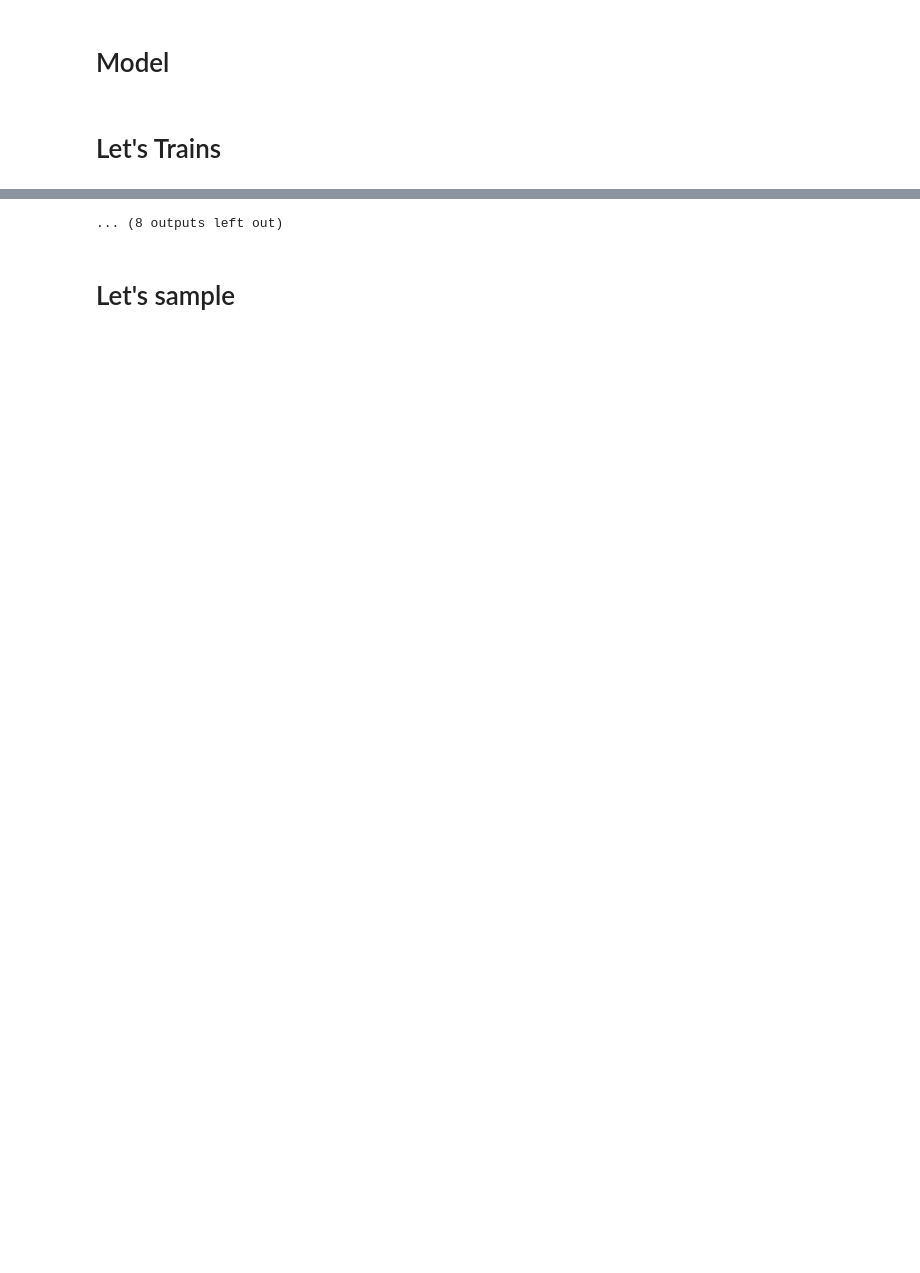
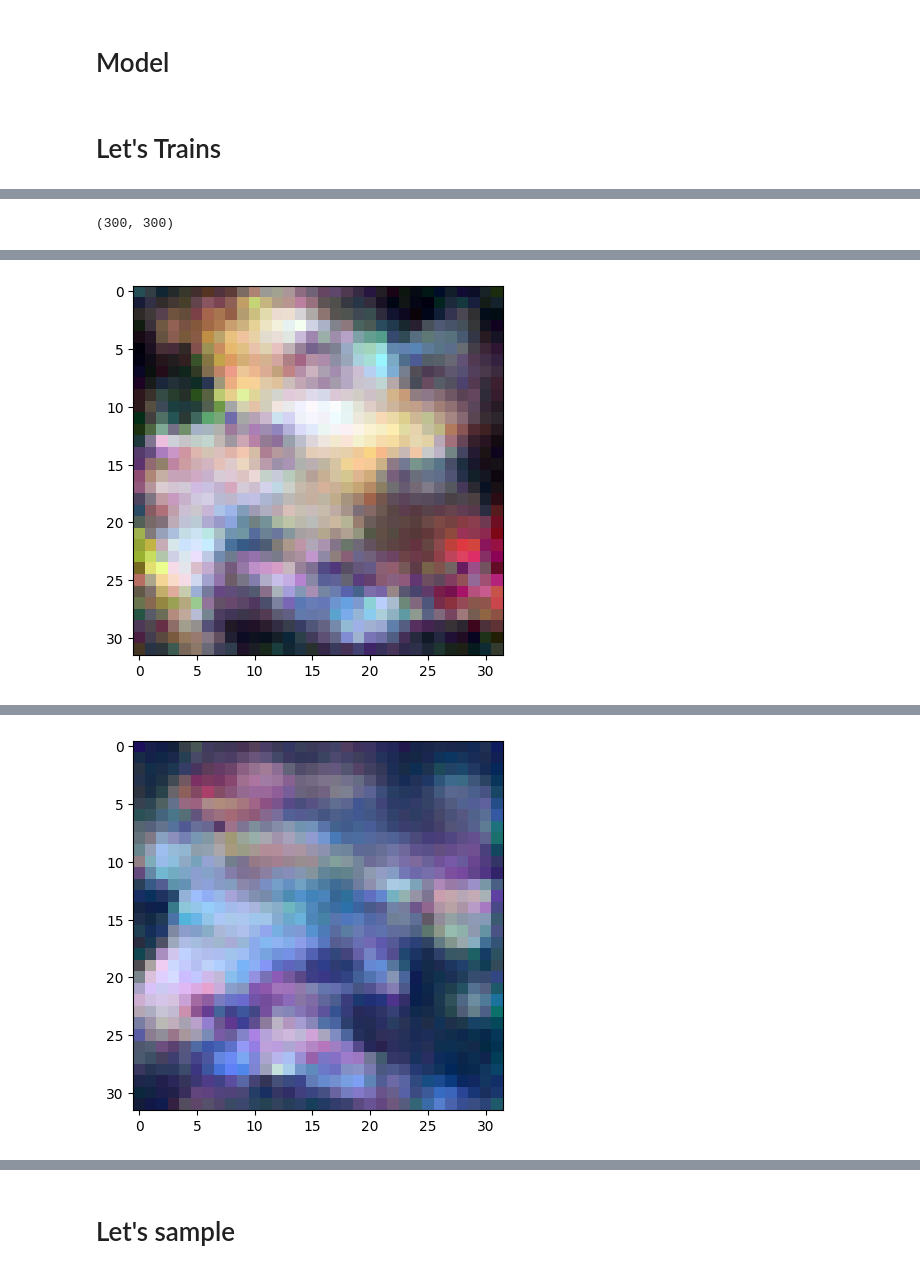
Before and after one commit to leffff/south-park-character-generation, a Jupyter notebook: models/hf_pipelines_diffusion.ipynb, the cells around one changed output, grey strips where cells are left out. Cells and saved outputs as stored; diff of their text form; code cells hidden in the pictures; blank space fills up the shorter version.

```diff
--- a/models/hf_pipelines_diffusion.ipynb
+++ b/models/hf_pipelines_diffusion.ipynb
@@ -148,11 +194,8 @@ model.to(device);
+# %%
+noise_scheduler.num_inference_steps, noise_scheduler.num_train_timesteps
+# %% [output]
+(300, 300)
 # %%
-from tqdm.auto import tqdm
-
-noise_scheduler = DDPMScheduler(
-    num_train_timesteps=1000, beta_schedule="linear"
-)
-
-# Training loop
 optimizer = torch.optim.Adam(model.parameters(), lr=1e-3)
 
 losses = []
@@ -184,7 +227,12 @@ for epoch in range(100):
         optimizer.step()
         optimizer.zero_grad()
 
-    if (epoch + 1) % 5 == 0:
+    if (epoch + 1) % 10 == 0:
         loss_last_epoch = sum(losses[-len(train_dataloader) :]) / len(train_dataloader)
-        print(f"Epoch:{epoch+1}, loss: {loss_last_epoch}")
+        print(f"Epoch:{epoch + 1}, loss: {loss_last_epoch}")
+
+        image_pipe = DDPMPipeline(unet=model, scheduler=noise_scheduler)
+        pipeline_output = image_pipe(num_inference_steps=300)
+        plt.imshow(pipeline_output.images[0])
+        plt.show()
 # %% [output]
@@ -191,0 +240 @@ Epoch:5, loss: 0.042924363041917483
+[figure, added]
@@ -192,0 +242 @@ Epoch:10, loss: 0.047500843678911525
+[figure, added]
@@ -203,4 +252,3 @@ Epoch:60, loss: 0.03246508079270522
-... (8 outputs left out)
 # %% [markdown]
 # Let's sample
 # %%
```
Also changed, not shown: parts of 13 cells of this notebook, 2 other files.
